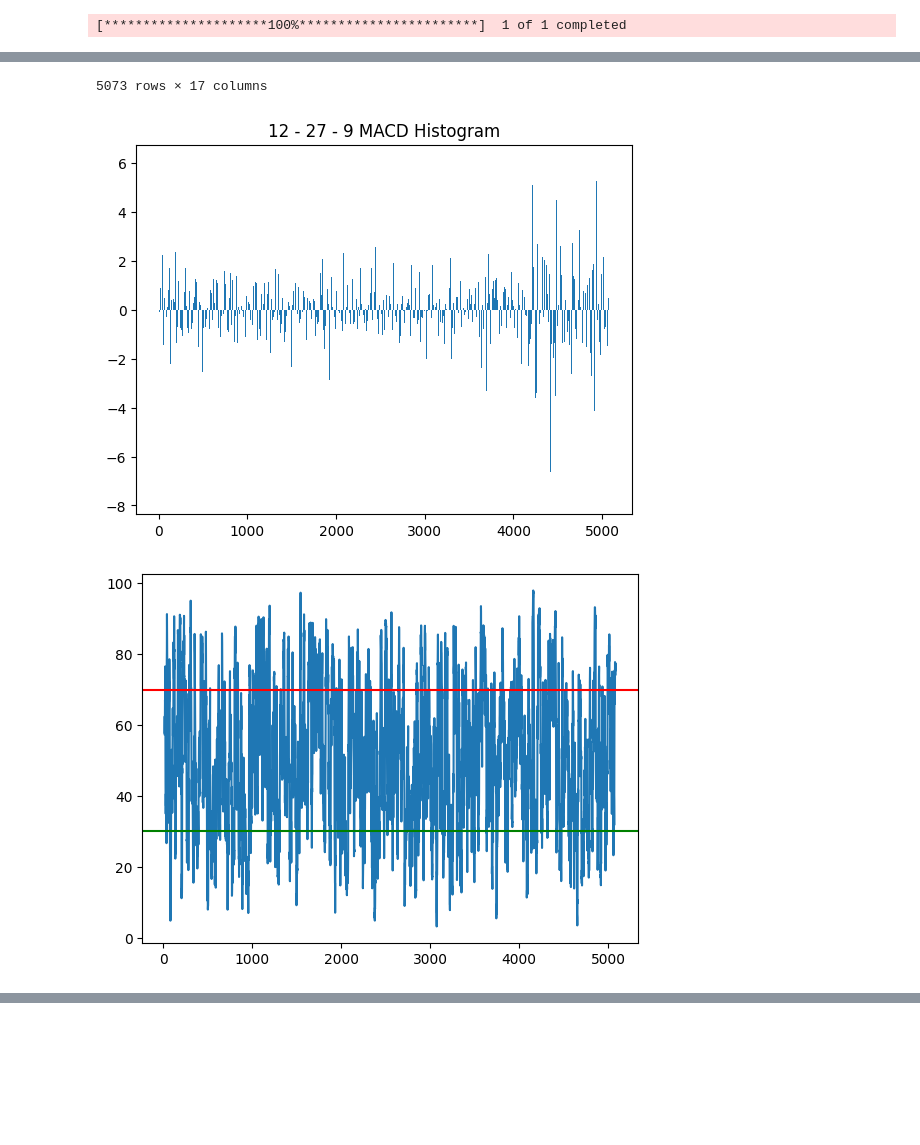
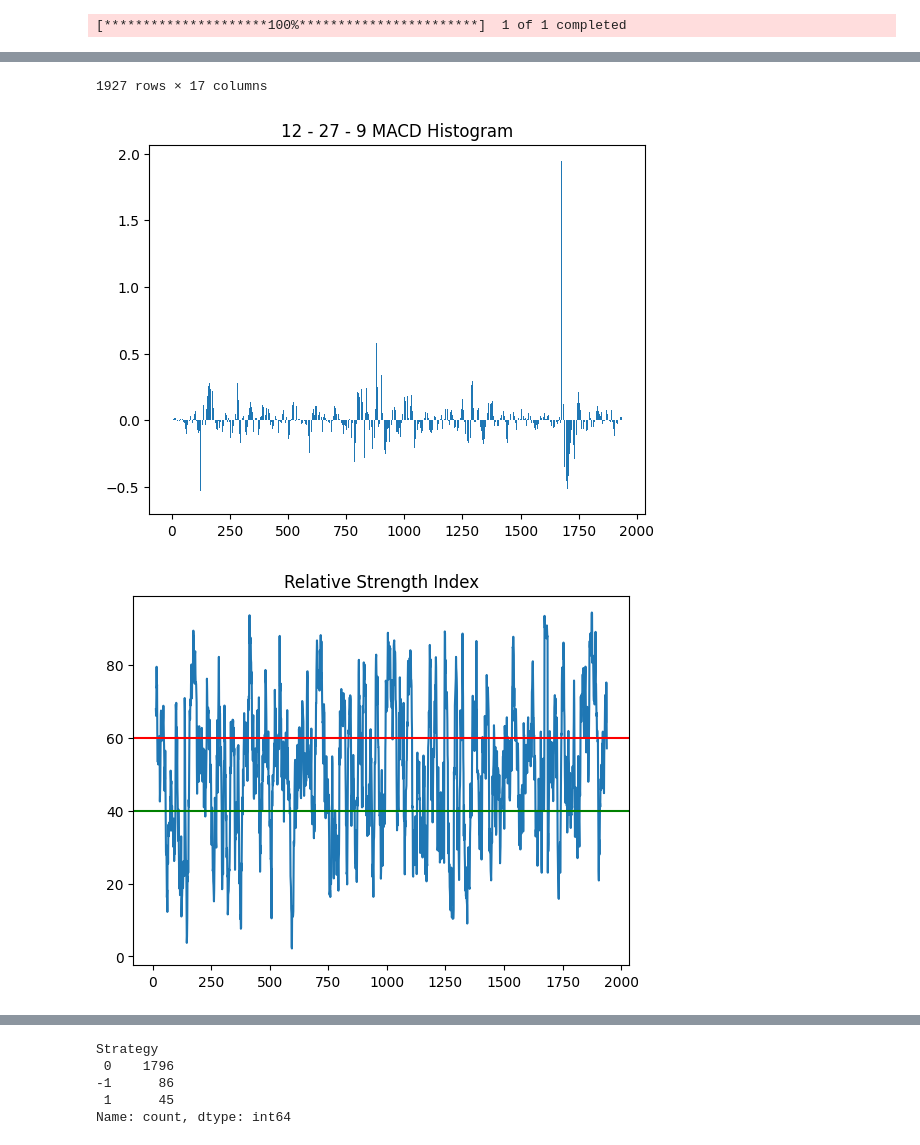
Before and after one commit to franciskamande-ai/MODELS, a Jupyter notebook: MACD_RSI.ipynb, the cells around one changed output, grey strips where cells are left out. Cells and saved outputs as stored; diff of their text form; code cells hidden in the pictures; blank space fills up the shorter version.

```diff
--- a/MACD_RSI.ipynb
+++ b/MACD_RSI.ipynb
@@ -4,8 +4,8 @@ import yfinance as yf
 import pandas as pd
 import numpy as np
 # %%
-TICKER = 'TSLA'
-INTERVAL='1h'
+TICKER = 'SPY'
+INTERVAL='1m'
 
 # set period based on interval
 if INTERVAL == '1h':
@@ -14,8 +14,8 @@ else:
     PERIOD = 'max'
 
 RSI_LENGTH = 14
-OVERBOUGHT = 70
-OVERSOLD = 30
+OVERBOUGHT = 60
+OVERSOLD = 40
 MACD_FAST = 12
 MACD_SLOW = 27
 MACD_SPAN = 9
@@ -84,6 +84,7 @@ def add_RSI(df, length=RSI_LENGTH):
     plt.plot(df['RSI'])
     plt.axhline(OVERBOUGHT, color='red')
     plt.axhline(OVERSOLD, color='green')
+    plt.title('Relative Strength Index')
 
     return df.dropna()
 
@@ -116,6 +117,7 @@ def test_strategy(df):
     plt.plot(df['Asset_Returns'])
     plt.plot(df['Strategy_Returns'])
     plt.legend([f'{TICKER} Cumulative', f'{MACD_FAST} - {MACD_SLOW} - {MACD_SPAN} MACD Cumulative'])
+    plt.title('Strategy vs. Market', size='20')
 
     return df
 
@@ -149,3 +151,3 @@ df
-5073 rows × 17 columns
+1927 rows × 17 columns
-[figure, old version]
+[figure, new version]
-[figure, old version]
+[figure, new version]
@@ -152,0 +155,8 @@ df
+# %%
+df['Strategy'].value_counts()
+# %% [output]
+Strategy
+ 0    1796
+-1      86
+ 1      45
+Name: count, dtype: int64
```
Also changed, not shown: parts of 1 cell of this notebook, 2 other files.
